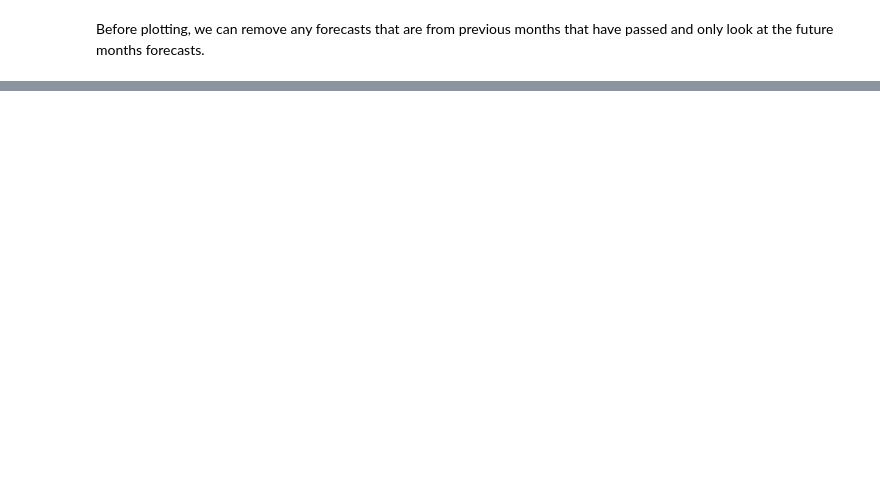
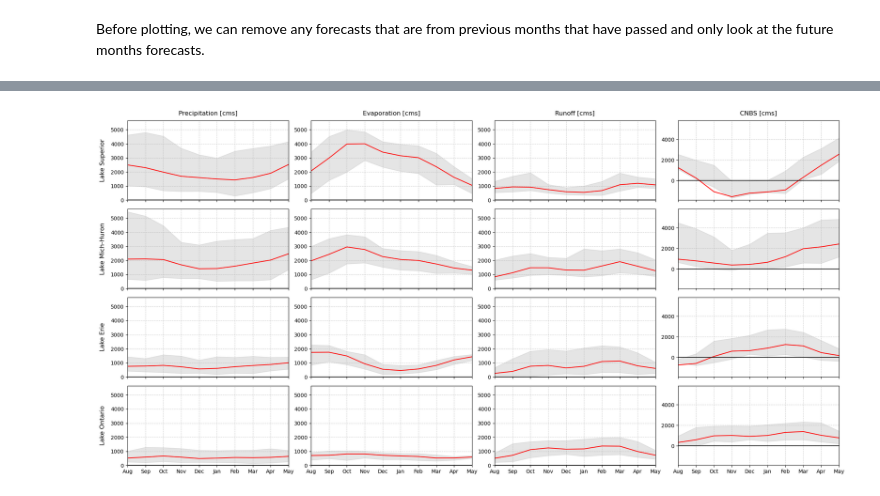
Before and after one commit to great-lakes-ai-lab/NBS-Predictor-MVP, a Jupyter notebook: notebooks/exploratory/2_LEF_forecast_model.ipynb, the cells around one changed output, grey strips where cells are left out. Drawn from its saved outputs; the diff is of its cells as text; code cells hidden in the pictures; blank space fills up the shorter version.

```diff
--- a/notebooks/exploratory/2_LEF_forecast_model.ipynb
+++ b/notebooks/exploratory/2_LEF_forecast_model.ipynb
@@ -89,6 +83,7 @@ as a column in the dataframe. Then save the RNBS forecast to a CSV.
 y_pred_scaled = GP_model.predict(X_scaled)
 
 y_pred = y_scaler.inverse_transform(y_pred_scaled) # unscale the predictions
-df_y_pred = pd.DataFrame(y_pred, columns=['sup', 'eri', 'ont', 'mih'])
+df_y_pred = pd.DataFrame(y_pred, columns=['su_evap', 'su_precip', 'su_runoff', 'er_evap', 'er_precip', 'er_runoff',
+                                          'on_evap', 'on_precip', 'on_runoff', 'mh_evap', 'mh_precip', 'mh_runoff'])
 print(df_y_pred)
 # %% [output]
@@ -109,6 +107,6 @@ print(df_y_pred)
 # %%
-df_y_pred['month'] = pcp_data['forecast_month']
-df_y_pred['year'] = pcp_data['forecast_year']
+df_y_pred['month'] = pcp_data['forecast_month'].astype(int)
+df_y_pred['year'] = pcp_data['forecast_year'].astype(int)
 # %% [markdown]
 Before plotting, we can remove any forecasts that are from previous months that have passed and only look at the future months forecasts.
 # %%
@@ -166 +176,17 @@ print(mean_su)
+# %%
+su_cnbs_mean = mean_su_precip['su_precip'] + mean_su_runoff['su_runoff'] - mean_su_evap['su_evap']
+su_cnbs_min = min_su_precip['su_precip'] + min_su_runoff['su_runoff'] - min_su_evap['su_evap']
+su_cnbs_max = max_su_precip['su_precip'] + max_su_runoff['su_runoff'] - max_su_evap['su_evap']
+
+er_cnbs_mean = mean_er_precip['er_precip'] + mean_er_runoff['er_runoff'] - mean_er_evap['er_evap']
+er_cnbs_min = min_er_precip['er_precip'] + min_er_runoff['er_runoff'] - min_er_evap['er_evap']
+er_cnbs_max = max_er_precip['er_precip'] + max_er_runoff['er_runoff'] - max_er_evap['er_evap']
+
+on_cnbs_mean = mean_on_precip['on_precip'] + mean_on_runoff['on_runoff'] - mean_on_evap['on_evap']
+on_cnbs_min = min_on_precip['on_precip'] + min_on_runoff['on_runoff'] - min_on_evap['on_evap']
+on_cnbs_max = max_on_precip['on_precip'] + max_on_runoff['on_runoff'] - max_on_evap['on_evap']
+
+mh_cnbs_mean = mean_mh_precip['mh_precip'] + mean_mh_runoff['mh_runoff'] - mean_mh_evap['mh_evap']
+mh_cnbs_min = min_mh_precip['mh_precip'] + min_mh_runoff['mh_runoff'] - min_mh_evap['mh_evap']
+mh_cnbs_max = max_mh_precip['mh_precip'] + max_mh_runoff['mh_runoff'] - max_mh_evap['mh_evap']
 # %%
@@ -228,0 +264,24 @@ plot_rnbs_forecast(x_values, data_dict)
+# %%
+x_values = np.arange(len(mean_su_precip['su_precip']))  # x-axis values
+data_dict = {
+    'Superior P': (mean_su_precip['su_precip'], min_su_precip['su_precip'], max_su_precip['su_precip']),
+    'Superior E': (mean_su_evap['su_evap'], min_su_evap['su_evap'], max_su_evap['su_evap']),
+    'Superior R': (mean_su_runoff['su_runoff'], min_su_runoff['su_runoff'], max_su_runoff['su_runoff']),
+    'Superior CNBS': (su_cnbs_mean, su_cnbs_min, su_cnbs_max),
+    'Mich-Huron P': (mean_mh_precip['mh_precip'], min_mh_precip['mh_precip'], max_mh_precip['mh_precip']),
+    'Mich-Huron E': (mean_mh_evap['mh_evap'], min_mh_evap['mh_evap'], max_mh_evap['mh_evap']),
+    'Mich-Huron R': (mean_mh_runoff['mh_runoff'], min_mh_runoff['mh_runoff'], max_mh_runoff['mh_runoff']),
+    'Mich-Huron CNBS': (mh_cnbs_mean, mh_cnbs_min, mh_cnbs_max),
+    'Erie P': (mean_er_precip['er_precip'], min_er_precip['er_precip'], max_er_precip['er_precip']),
+    'Erie E': (mean_er_evap['er_evap'], min_er_evap['er_evap'], max_er_evap['er_evap']),
+    'Erie R': (mean_er_runoff['er_runoff'], min_er_runoff['er_runoff'], max_er_runoff['er_runoff']),
+    'Erie CNBS': (er_cnbs_mean, er_cnbs_min, er_cnbs_max),
+    'Ontario P': (mean_on_precip['on_precip'], min_on_precip['on_precip'], max_on_precip['on_precip']),
+    'Ontario E': (mean_on_evap['on_evap'], min_on_evap['on_evap'], max_on_evap['on_evap']),
+    'Ontario R': (mean_on_runoff['on_runoff'], min_on_runoff['on_runoff'], max_on_runoff['on_runoff']),
+    'Ontario CNBS': (on_cnbs_mean, on_cnbs_min, on_cnbs_max)
+}
+
+plot_cnbs_forecast(x_values, data_dict)
+# %% [output]
+[figure, added]
```
Also changed, not shown: parts of 7 cells of this notebook, 6 other files.
